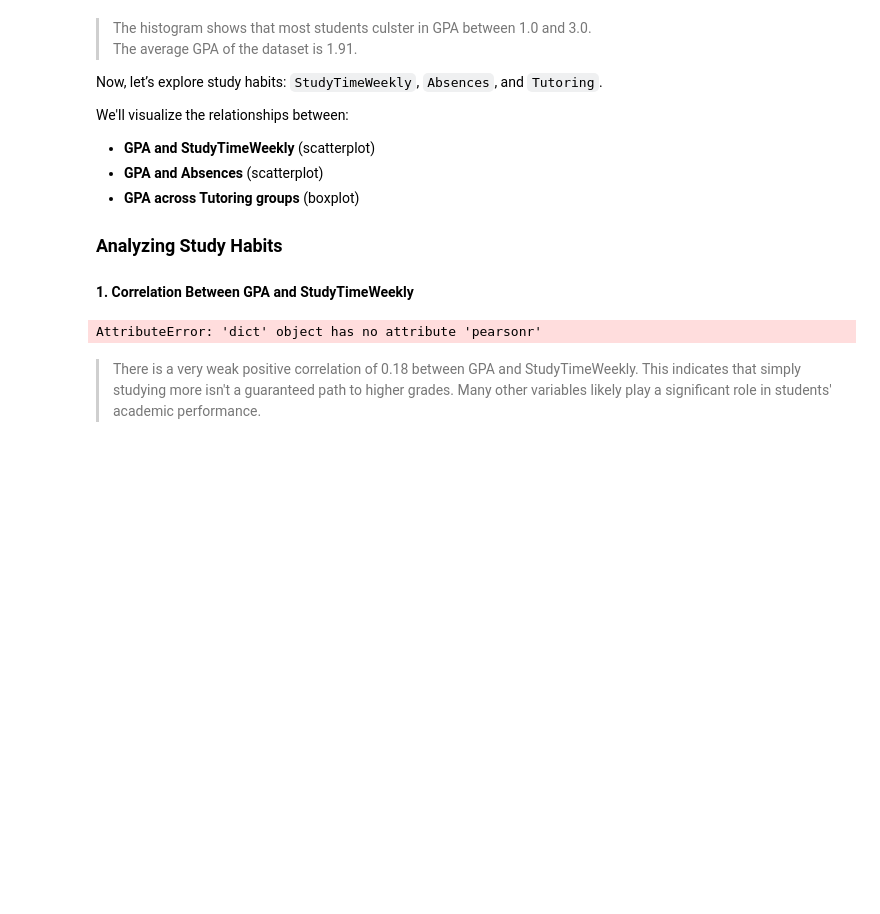
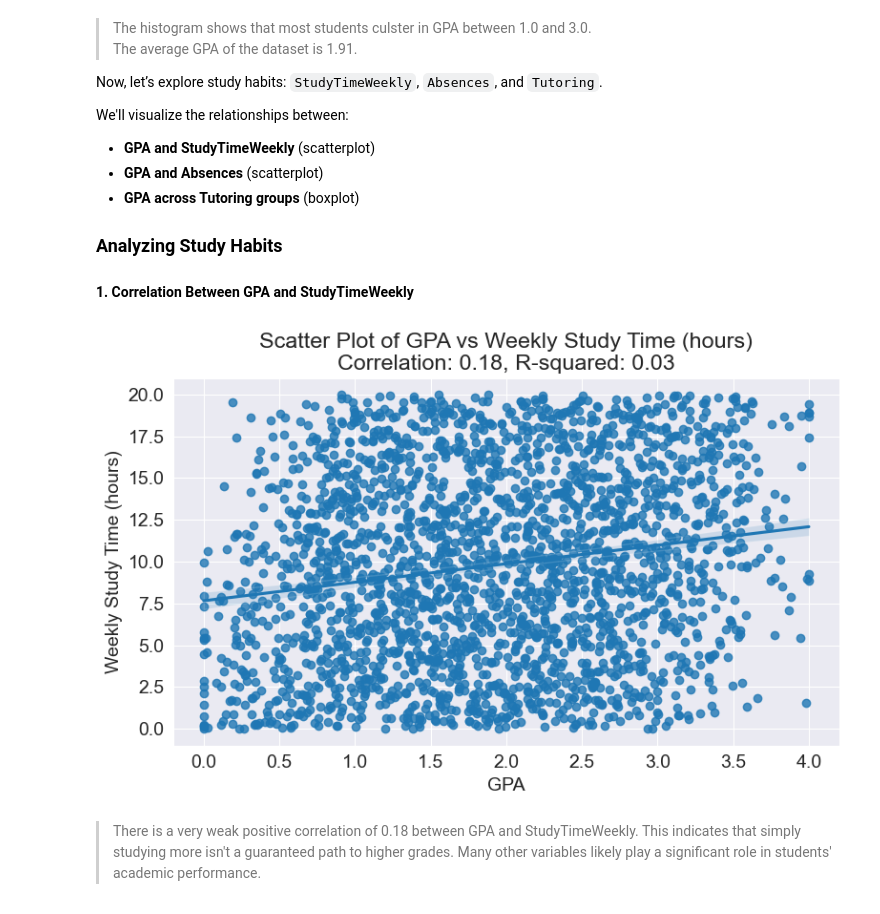
Before and after one commit to T-Naing/Jupyter, a Jupyter notebook: EDA_student_performance/EDA_student_performance.ipynb, the cells around one changed output. Saved outputs shown, nothing was run; the diff lists cells and outputs as text; code cells hidden in the pictures; blank space fills up the shorter version.

```diff
--- a/EDA_student_performance/EDA_student_performance.ipynb
+++ b/EDA_student_performance/EDA_student_performance.ipynb
@@ -158,17 +158,22 @@ We'll visualize the relationships between:
 # %%
 corr, _ = stats.pearsonr(df_std_pfm['GPA'],
                          df_std_pfm['StudyTimeWeekly'])
 r_squared = corr ** 2
 
+# plt.figure(figsize=(5, 3))  # inches — Combined with dpi=200, this gives you 1000×600 pixels exactly
+
 sns.regplot(x = df_std_pfm.GPA,
             y = df_std_pfm.StudyTimeWeekly)
 
-plt.title(f'Scatter Plot of GPA vs StudyTimeWeekly\nCorrelation: {corr:.2f}, R-squared: {r_squared:.2f}');
+plt.title(f'Scatter Plot of GPA vs Weekly Study Time (hours)\nCorrelation: {corr:.2f}, R-squared: {r_squared:.2f}');
+plt.ylabel('Weekly Study Time (hours)')
 plt.savefig(output_folder +
-            'Scatter Plot of GPA vs StudyTimeWeekly.png',
+            'Scatter Plot of GPA vs StudyTimeWeekly.webp',
+            format="webp",
+            dpi=200,
             bbox_inches='tight')
 # %% [output]
-AttributeError: 'dict' object has no attribute 'pearsonr'
+[figure, added]
 # %% [markdown]
 > There is a very weak positive correlation of 0.18 between GPA and StudyTimeWeekly. This indicates that simply studying more isn't a guaranteed path to higher grades. Many other variables likely play a significant role in students' academic performance.
 # %% [markdown]
```
Also changed, not shown: parts of 1 cell of this notebook, 9 other files.
